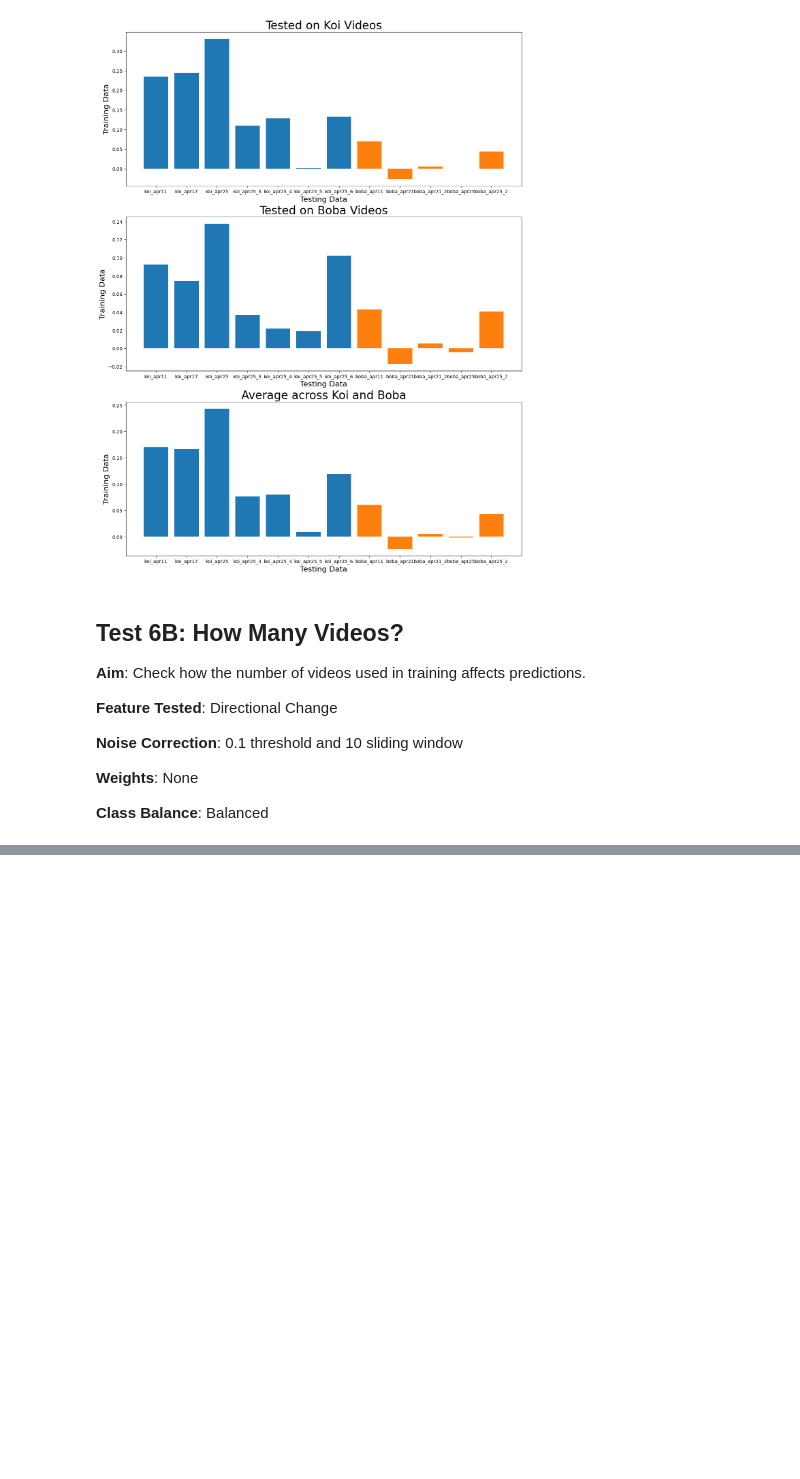
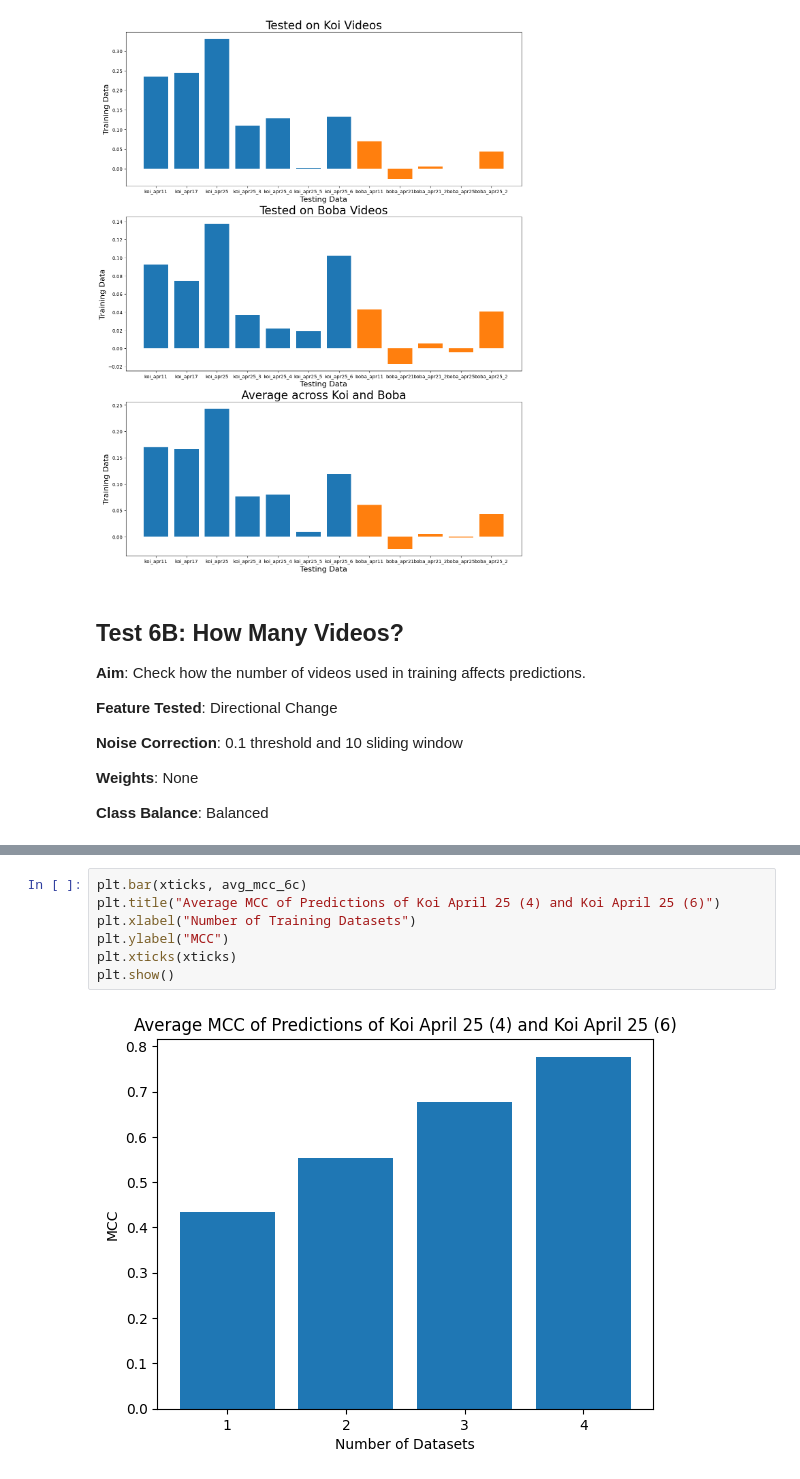
Before and after one commit to russell-ykh/monke, a Jupyter notebook: cla6fy.ipynb, the cells around one changed output, grey strips where cells are left out. Cells and saved outputs as stored; diff of their text form; blank space fills up the shorter version.

```diff
--- a/cla6fy.ipynb
+++ b/cla6fy.ipynb
@@ -280,0 +501,9 @@ KeyboardInterrupt:
+# %%
+plt.bar(xticks, avg_mcc_6c)
+plt.title("Average MCC of Predictions of Koi April 25 (4) and Koi April 25 (6)")
+plt.xlabel("Number of Training Datasets")
+plt.ylabel("MCC")
+plt.xticks(xticks)
+plt.show()
+# %% [output]
+[figure, added]
```
Also changed, not shown: parts of 20 cells of this notebook.
